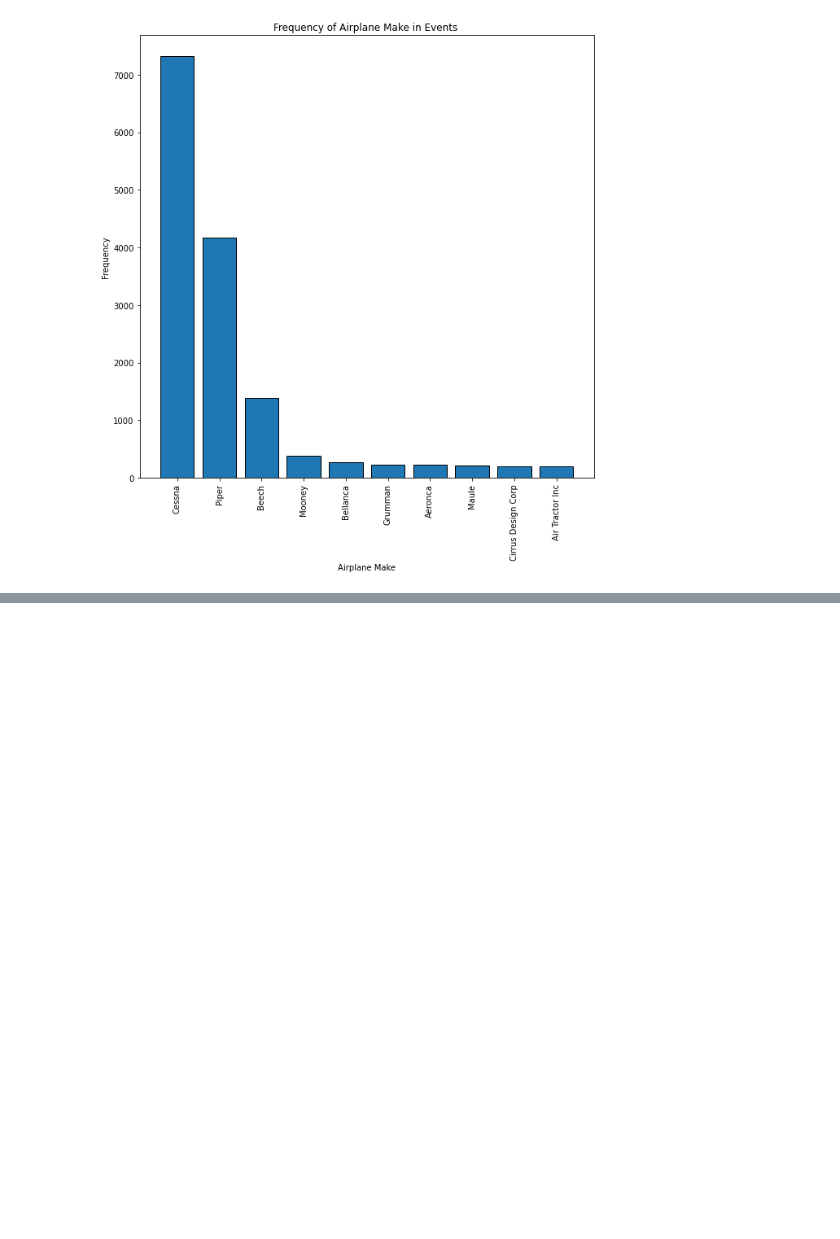
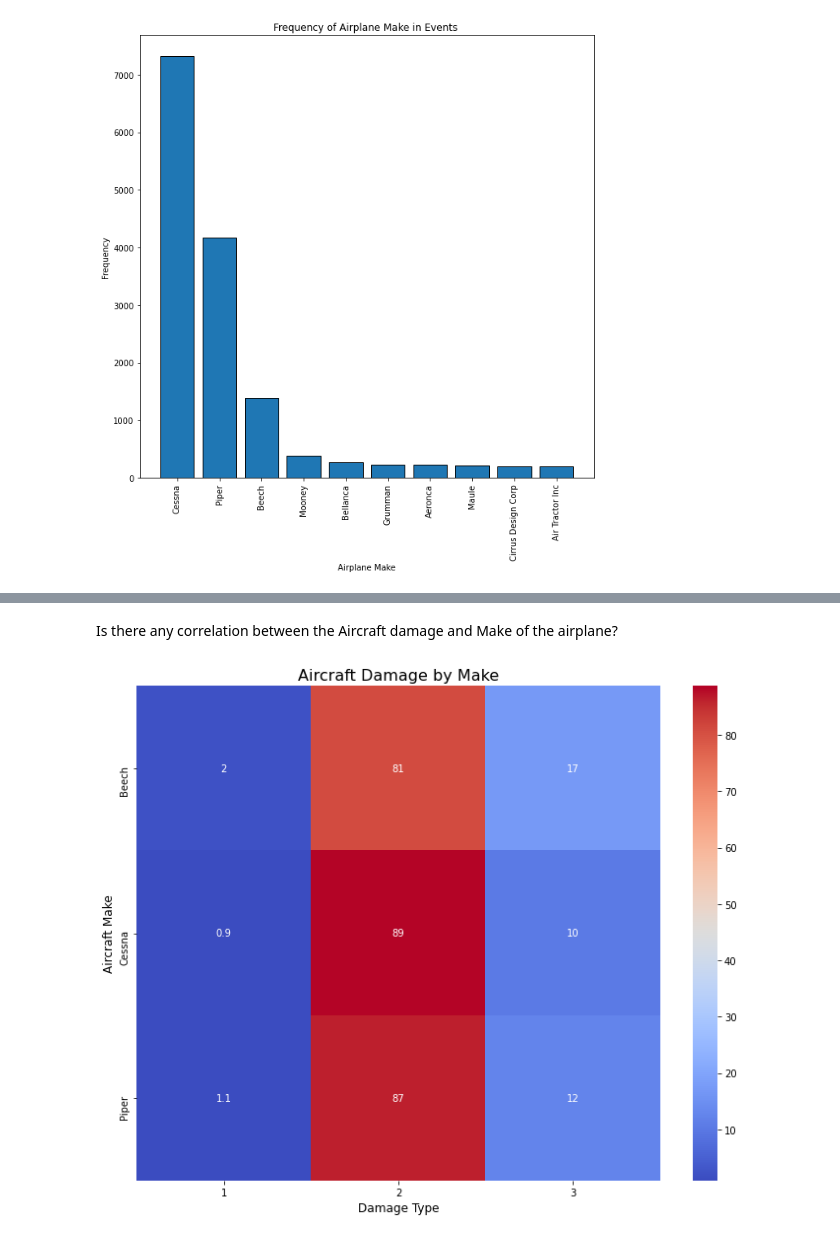
Before and after one commit to Kurgat-Bee/Aviation-Project, a Jupyter notebook: Aviation data analysis.ipynb, the cells around one changed output, grey strips where cells are left out. Drawn from its saved outputs; the diff is of its cells as text; code cells hidden in the pictures; blank space fills up the shorter version.

```diff
--- a/Aviation data analysis.ipynb
+++ b/Aviation data analysis.ipynb
@@ -523,0 +513,4 @@ plt.show()
+# %%
+# Replacing categorical data in column 'Aircraft.damage' with continuous data for purposes of analysis
+airplanes['Aircraft.damage'] = airplanes['Aircraft.damage'].replace({'Destroyed':'3','Substantial':'2','Minor':'1'})
+airplanes.head()
@@ -523,0 +524,34 @@ plt.show()
+# %% [markdown]
+Is there any correlation between the Aircraft damage and Make of the airplane?
+# %%
+# Filtering top 3 makes
+top_3_makes = airplanes['Make'].value_counts().head(3).index.tolist()
+
+# Applying filters to get the column 'Make' and 'Aircraft.damage'
+make_filtered = airplanes[
+    (airplanes['Make'].isin(top_3_makes)) &
+    (airplanes['Aircraft.damage'] != 'Unknown')
+]
+
+# Creating pivot table
+pivot = make_filtered.pivot_table(index='Make', columns='Aircraft.damage', aggfunc='size', fill_value=0)
+
+# Normalising the pivot table
+pivot = pivot.div(pivot.sum(axis=1), axis=0)*100
+# %%
+# Visualizing the above data
+fig, ax = plt.subplots(figsize=(10, 8))
+
+# Plotting a heatmap
+sns.heatmap(pivot, annot=True, cmap='coolwarm', cbar=True, ax=ax)
+
+# Labelling
+ax.set_title('Aircraft Damage by Make', fontsize=16)
+ax.set_xlabel('Damage Type', fontsize=12)
+ax.set_ylabel('Aircraft Make', fontsize=12)
+
+# Showing the plot
+plt.tight_layout()
+plt.show()
+# %% [output]
+[figure, added]
```
Also changed, not shown: parts of 57 cells of this notebook.
